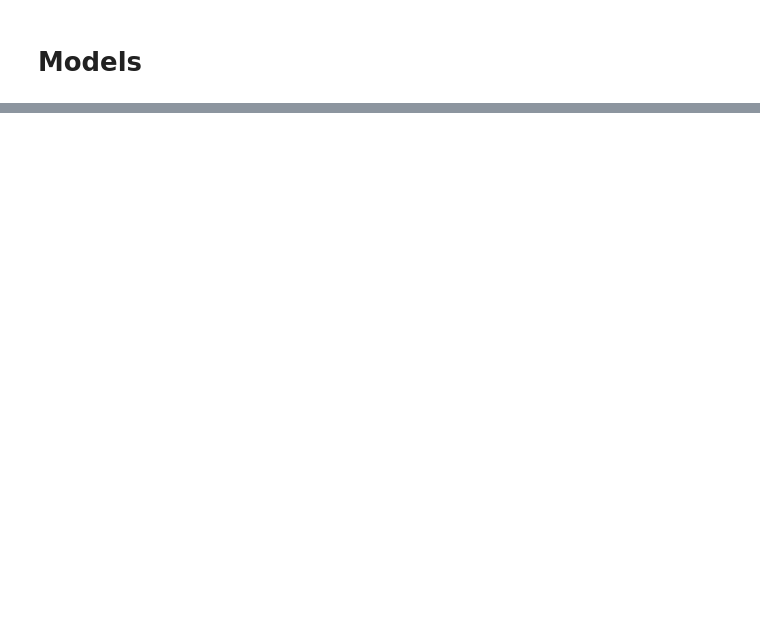
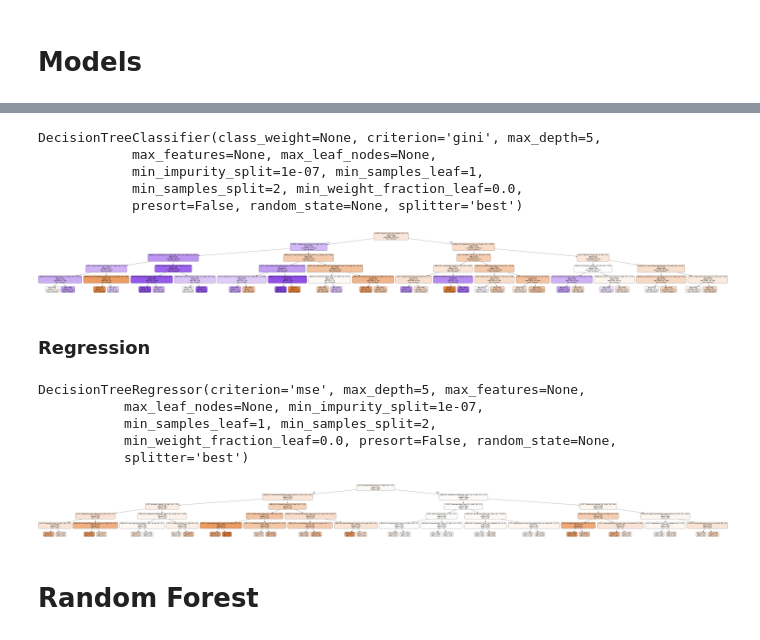
Before and after one commit to jgenk/icu_ml, a Jupyter notebook: 8_All_Data.ipynb, the cells around one changed output, grey strips where cells are left out. Saved outputs shown, nothing was run; the diff lists cells and outputs as text; code cells hidden in the pictures; blank space fills up the shorter version.

```diff
--- a/8_All_Data.ipynb
+++ b/8_All_Data.ipynb
@@ -440,0 +1035,8 @@ df_fill_frac.sort_values().to_frame()
+# %%
+tree_clf.fit(X_delta_no_lac,y_delta_dir)
+# %% [output]
+DecisionTreeClassifier(class_weight=None, criterion='gini', max_depth=5,
+            max_features=None, max_leaf_nodes=None,
+            min_impurity_split=1e-07, min_samples_leaf=1,
+            min_samples_split=2, min_weight_fraction_leaf=0.0,
+            presort=False, random_state=None, splitter='best')
@@ -440,0 +1055,7 @@ df_fill_frac.sort_values().to_frame()
+# %%
+from IPython.display import Image
+Image("images/allF_lactate_delta_dir_tree.png")
+# %% [output]
+[figure, added]
+# %% [markdown]
+### Regression
@@ -440,0 +1064,8 @@ df_fill_frac.sort_values().to_frame()
+# %%
+tree_rgr.fit(X_next_no_lac,y_next)
+# %% [output]
+DecisionTreeRegressor(criterion='mse', max_depth=5, max_features=None,
+           max_leaf_nodes=None, min_impurity_split=1e-07,
+           min_samples_leaf=1, min_samples_split=2,
+           min_weight_fraction_leaf=0.0, presort=False, random_state=None,
+           splitter='best')
@@ -440,0 +1083,7 @@ df_fill_frac.sort_values().to_frame()
+# %%
+from IPython.display import Image
+Image("images/allF_lactate_next_tree.png")
+# %% [output]
+[figure, added]
+# %% [markdown]
+# Random Forest
```
Also changed, not shown: parts of 87 cells of this notebook, 4 other files.
